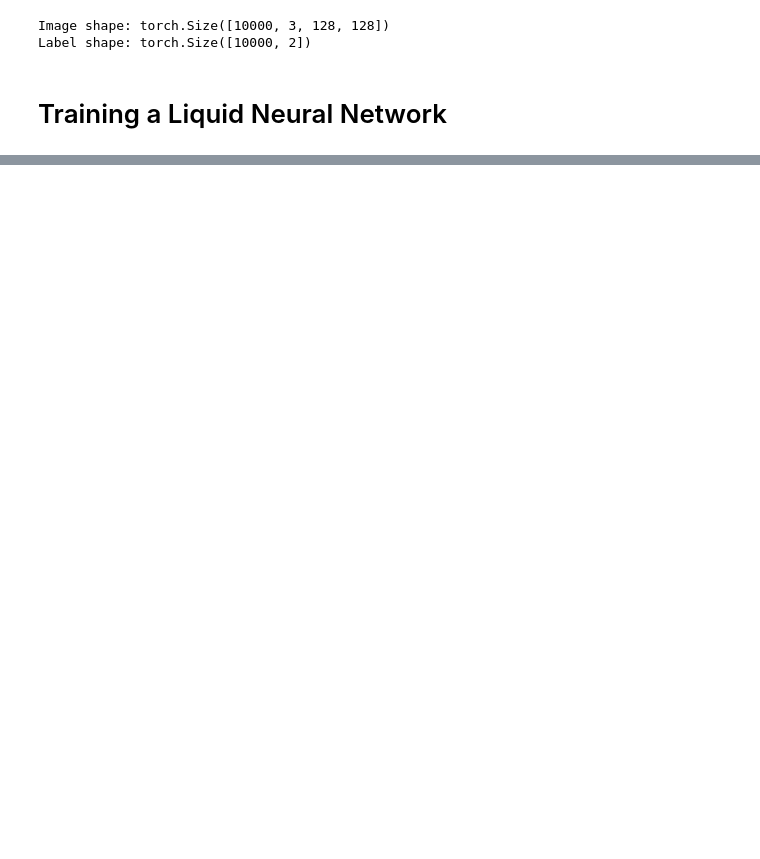
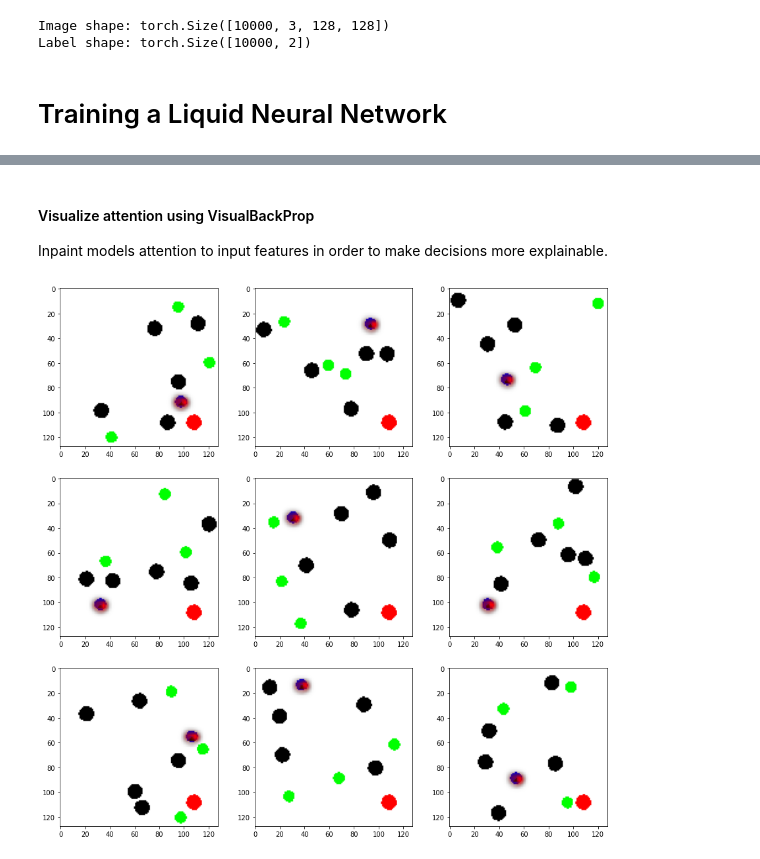
Before and after one commit to FelixWaiblinger/tum-adlr-15, a Jupyter notebook: lnn_object_detection.ipynb, the cells around one changed output, grey strips where cells are left out. Cells and saved outputs as stored; diff of their text form; code cells hidden in the pictures; blank space fills up the shorter version.

```diff
--- a/lnn_object_detection.ipynb
+++ b/lnn_object_detection.ipynb
@@ -25,11 +26,7 @@ record_resets(IMAGE_PATH, 10000, AE_CONFIG.env)
 # %% [markdown]
 #### Load data from disk into memory
 # %%
-transform = CombineTransform([
-    NormalizeTransform(start=(0, 255), end=(0, 1)),
-    # TransposeTransform(-3, -1)
-])
-
+transform = NormalizeTransform(start=(0, 255), end=(0, 1))
 dataset = ImageDataset(IMAGE_PATH, LABEL_PATH, transform=transform)
 # %% [markdown]
 #### Create and save labels on disk
@@ -184,0 +173,26 @@ plt.show()
+# %% [markdown]
+#### Visualize attention using VisualBackProp
+
+Inpaint models attention to input features in order to make decisions more explainable.
+# %%
+def visualize_images_with_masks(images, masks, ax):
+    images = images.cpu()
+    red_mask = np.zeros((images.shape[0], images.shape[2], images.shape[3], 4))
+    masks_np = masks.detach().cpu().numpy()
+    red_mask[:,:,:,0] = np.squeeze(masks_np, 1)
+    red_mask[:,:,:,3] = red_mask[:,:,:,0]
+
+    for i in range(images.shape[0]):
+        img = images[i].transpose(0, 1)
+        img = img.transpose(1, 2)
+        ax.imshow(img)#, cmap='gray')
+        ax.imshow(red_mask[i] / np.max(red_mask[i]))
+
+fig, ax = plt.subplots(3, 3, figsize=(15, 15))
+for pos, i in enumerate(np.random.randint(0, n_val, size=9, dtype=int)):
+    sample = val_loader.dataset[i][0].unsqueeze(0).to(model.device)
+    visual = VisualBackpropWrapper(model, device="cuda")
+    masks = visual.get_masks_for_batch(sample)
+    visualize_images_with_masks(sample, masks, ax[pos % 3][pos // 3])
+# %% [output]
+[figure, added]
```
Also changed, not shown: parts of 15 cells of this notebook, 8 other files.
